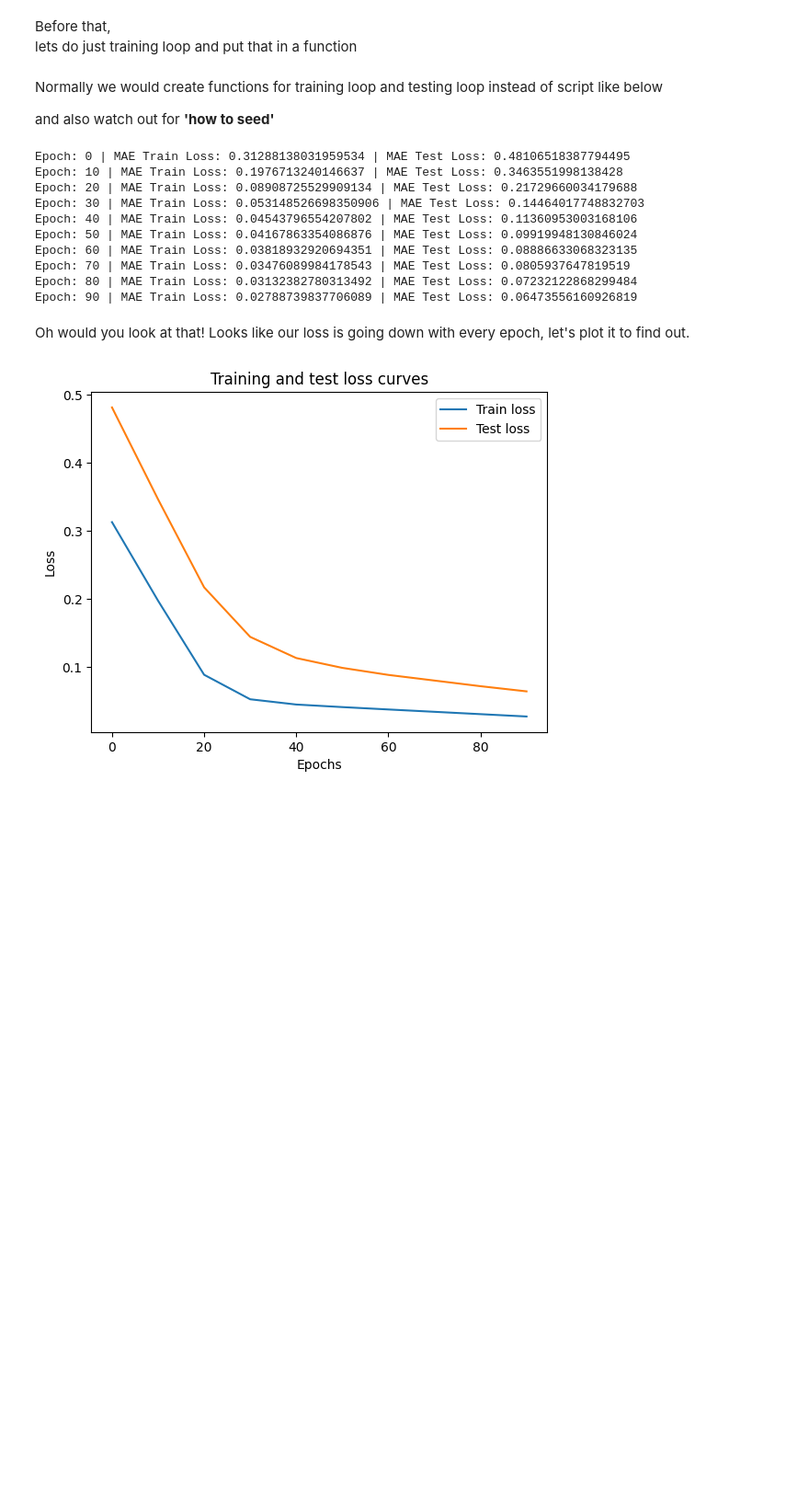
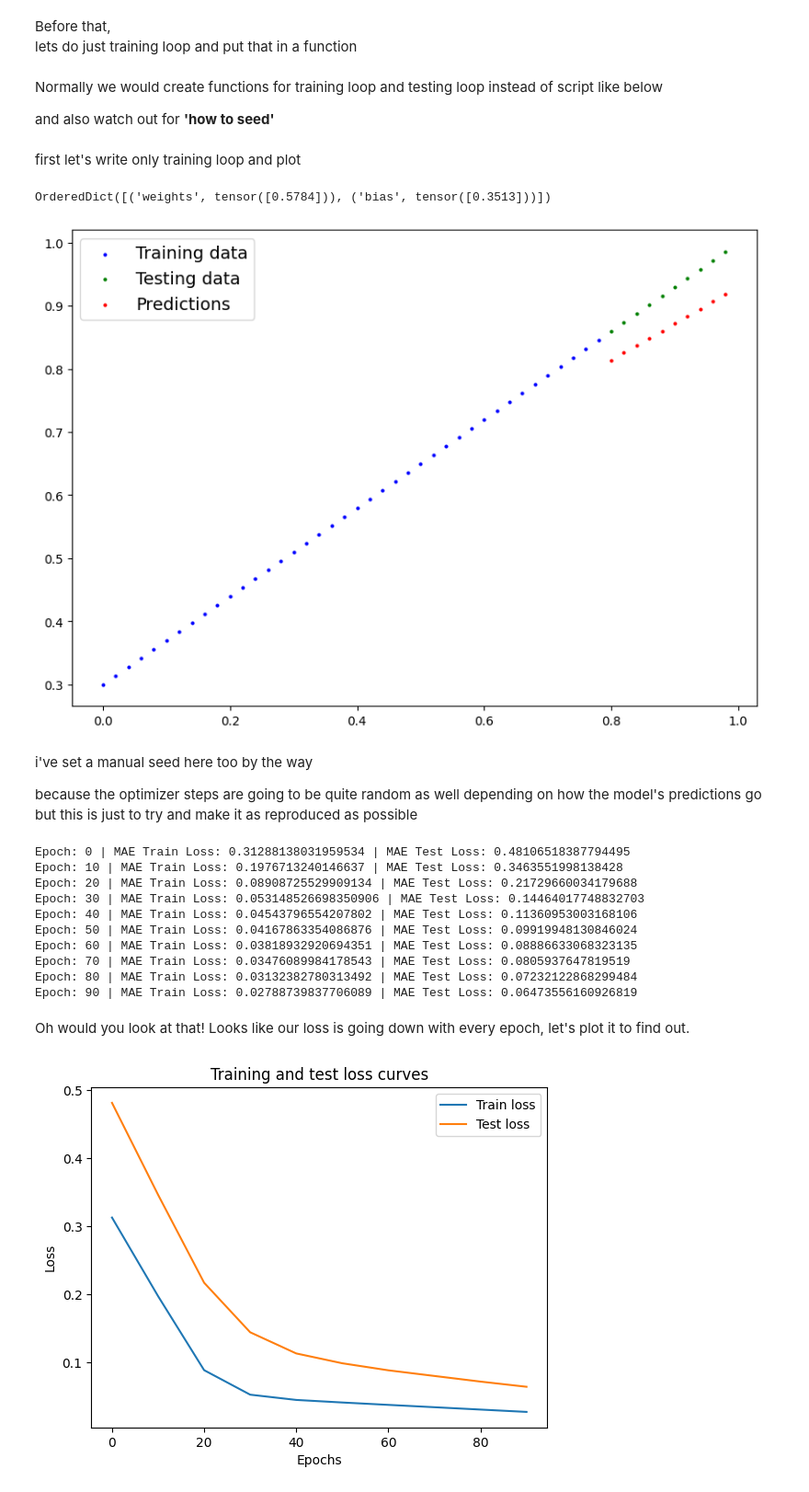
Before and after one commit to Ramkuchana/RevisingConcepts, a Jupyter notebook: Revising_pytorch_workflow.ipynb, the cells around one changed output. Shown: that part at 92% size. Saved outputs shown, nothing was run; the diff lists cells and outputs as text; code cells hidden in the pictures; blank space fills up the shorter version.

```diff
--- a/Revising_pytorch_workflow.ipynb
+++ b/Revising_pytorch_workflow.ipynb
@@ -801,3 +801,5 @@ Normally we would create functions for training loop and testing loop
 instead of script like below
 
 and also watch out for **'how to seed'**
+# %% [markdown]
+first let's write only training loop and plot
@@ -804,3 +847,22 @@ and also watch out for **'how to seed'**
+# %%
+model_0.state_dict()
+# %% [output]
+OrderedDict([('weights', tensor([0.5784])), ('bias', tensor([0.3513]))])
+# %%
+with torch.inference_mode(): # Turns off gradient-tracking and some other things
+
+  #with torch.no_grad(): in older PyTorch code
+
+      # 1. Forward pass on test data
+  y_preds_new = model_0(X_test)
+# %%
+plot_predictions(predictions=y_preds_new)  # plotting with new predicitons
+# %% [output]
+[figure, added]
+# %% [markdown]
+i've set a manual seed here too by the way
+
+because the optimizer steps are going to be quite random as well depending on how the model's predictions go but this is just to try and make it as reproduced as possible
 # %%
 torch.manual_seed(42)
 
```
Also changed, not shown: parts of 1 cell of this notebook.
